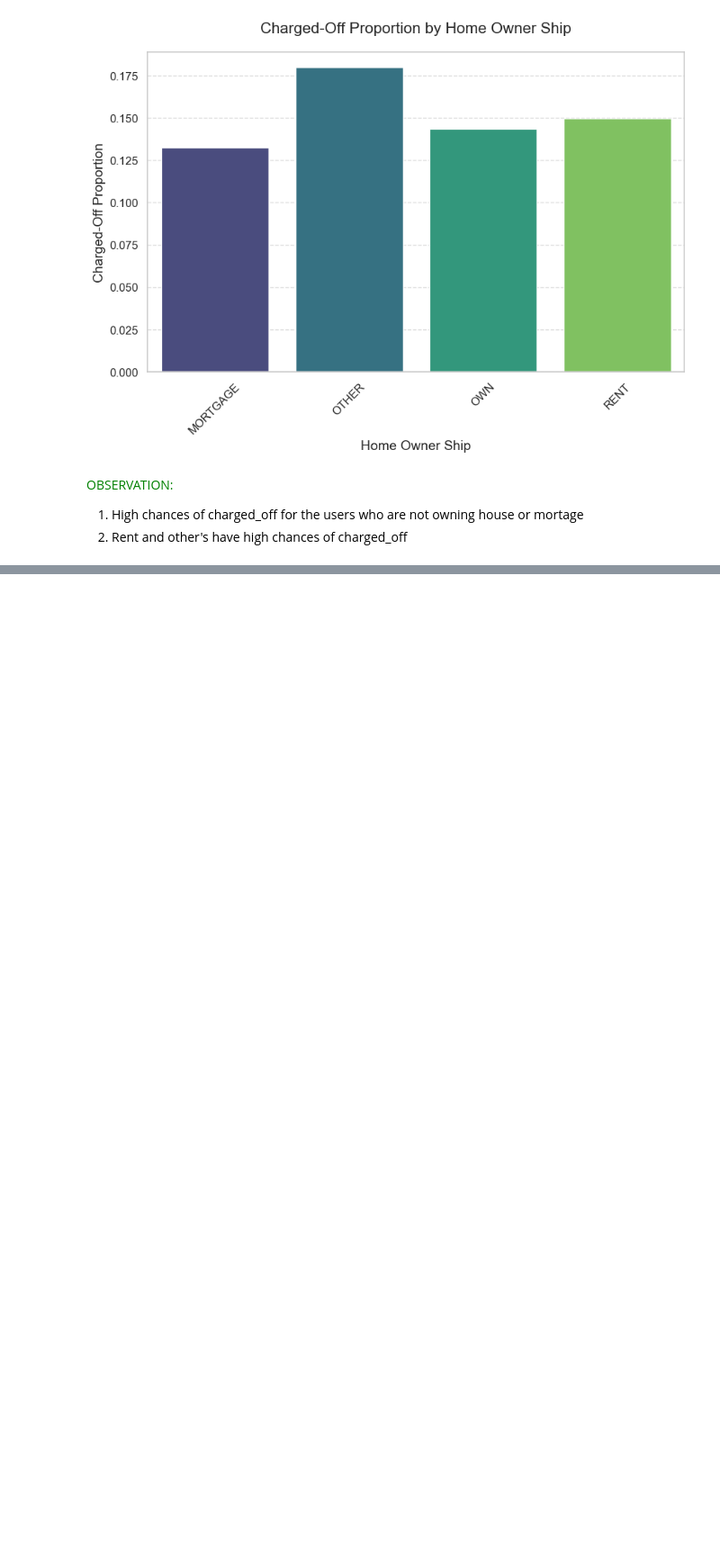
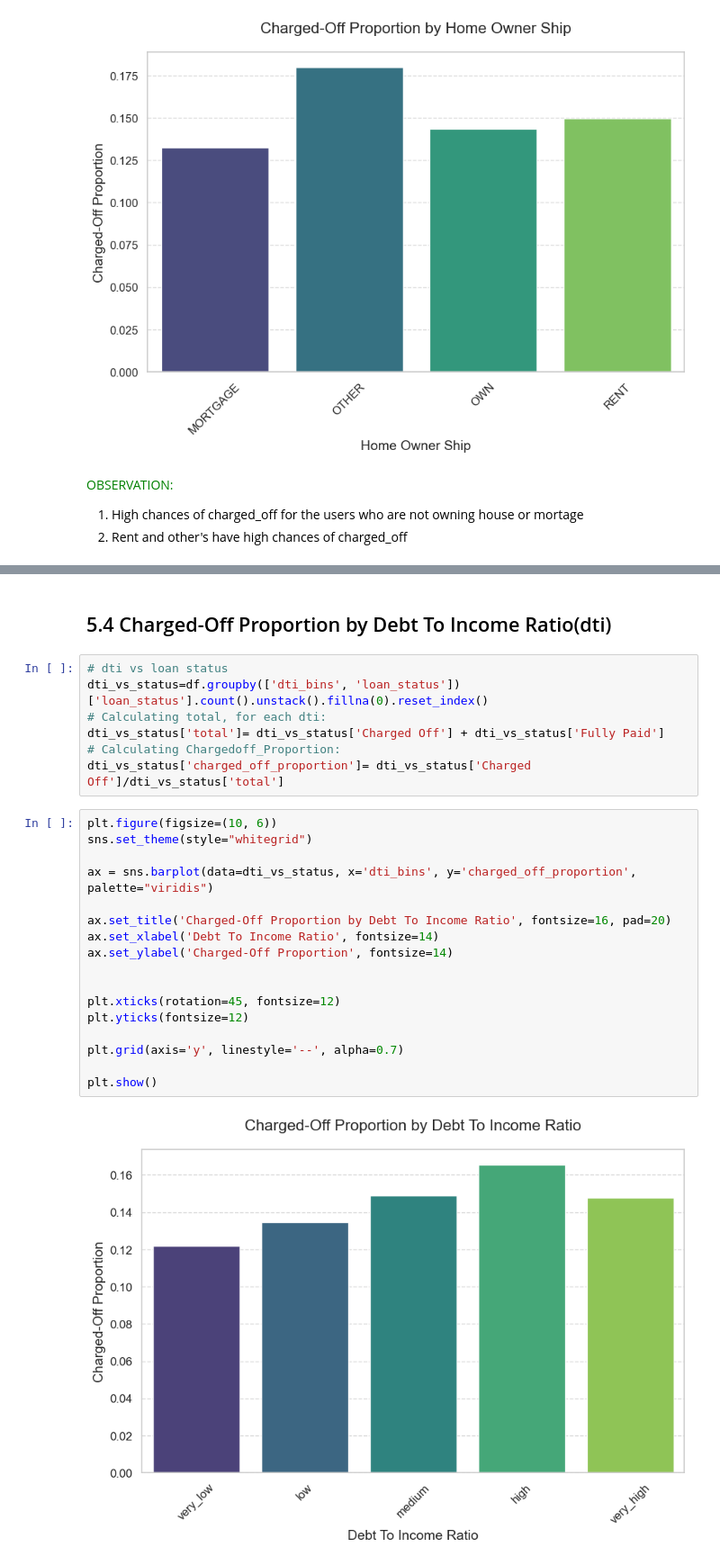
Before and after one commit to sunilkumarrudragada/LendingClubCaseStudy, a Jupyter notebook: sunil_kumar.ipynb, the cells around one changed output, grey strips where cells are left out. Shown at 90% size. Drawn from its saved outputs; the diff is of its cells as text; blank space fills up the shorter version.

```diff
--- a/sunil_kumar.ipynb
+++ b/sunil_kumar.ipynb
@@ -1050,0 +1086,28 @@ plt.show()
+# %% [markdown]
+## 5.4 Charged-Off Proportion by Debt To Income Ratio(dti)
+# %%
+# dti vs loan status
+dti_vs_status=df.groupby(['dti_bins', 'loan_status'])['loan_status'].count().unstack().fillna(0).reset_index()
+# Calculating total, for each dti:
+dti_vs_status['total']= dti_vs_status['Charged Off'] + dti_vs_status['Fully Paid']
+# Calculating Chargedoff_Proportion:
+dti_vs_status['charged_off_proportion']= dti_vs_status['Charged Off']/dti_vs_status['total']
+# %%
+plt.figure(figsize=(10, 6))
+sns.set_theme(style="whitegrid")
+
+ax = sns.barplot(data=dti_vs_status, x='dti_bins', y='charged_off_proportion', palette="viridis")
+
+ax.set_title('Charged-Off Proportion by Debt To Income Ratio', fontsize=16, pad=20)
+ax.set_xlabel('Debt To Income Ratio', fontsize=14)
+ax.set_ylabel('Charged-Off Proportion', fontsize=14)
+
+
+plt.xticks(rotation=45, fontsize=12)
+plt.yticks(fontsize=12)
+
+plt.grid(axis='y', linestyle='--', alpha=0.7)
+
+plt.show()
+# %% [output]
+[figure, added]
```
Also changed, not shown: parts of 29 cells of this notebook.
